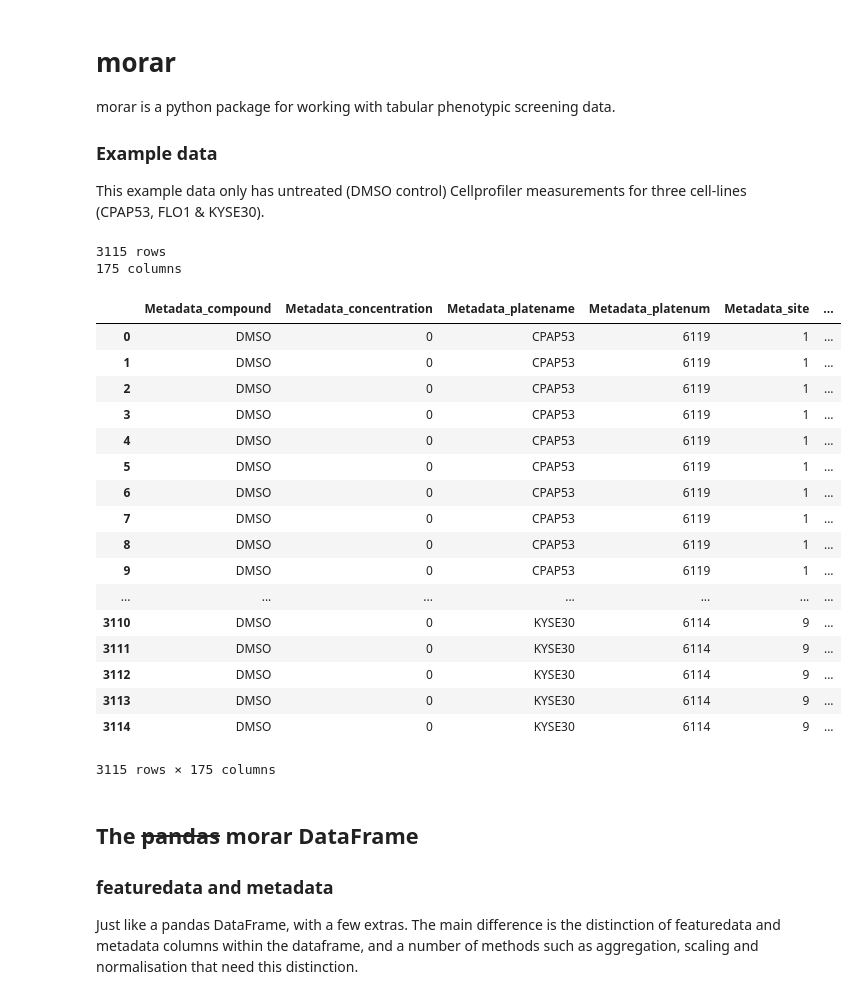
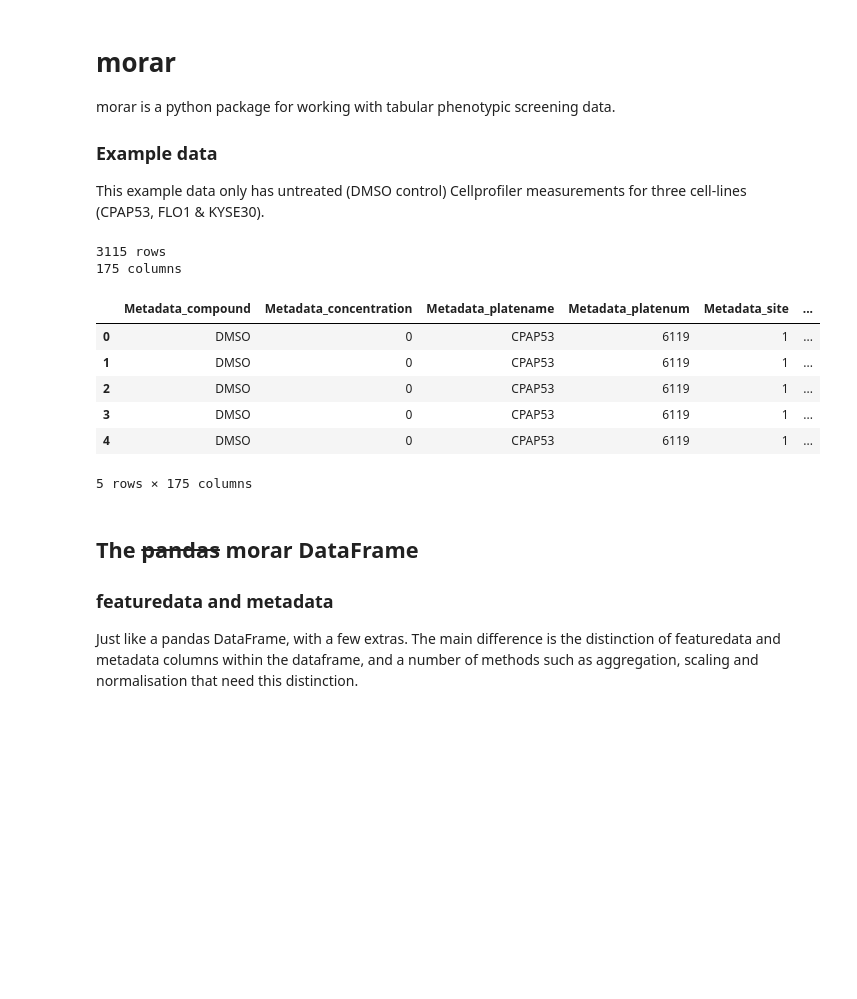
Before and after one commit to Swarchal/notebooks, a Jupyter notebook: intro_to_morar.ipynb, the cells around one changed output. Saved outputs shown, nothing was run; the diff lists cells and outputs as text; code cells hidden in the pictures; blank space fills up the shorter version.

```diff
--- a/intro_to_morar.ipynb
+++ b/intro_to_morar.ipynb
@@ -9,37 +9,26 @@ This example data only has untreated (DMSO control) Cellprofiler measurements fo
 # %%
 import os
 import pandas as pd
 import numpy as np
 import morar
 import matplotlib.pyplot as plt
 %matplotlib inline
 
 # load in example single cell data
 data = pd.read_csv("/home/scott/Dropbox/single_cell_example_data.csv")
 n_rows, n_cols = data.shape
 print("{} rows \n{} columns".format(n_rows, n_cols))
-data
+data.head()
 # %% [output]
 3115 rows
 175 columns
 |  | Metadata_compound | Metadata_concentration | Metadata_platename | Metadata_platenum | Metadata_site | ... |
 | 0 | DMSO | 0 | CPAP53 | 6119 | 1 | ... |
 | 1 | DMSO | 0 | CPAP53 | 6119 | 1 | ... |
 | 2 | DMSO | 0 | CPAP53 | 6119 | 1 | ... |
 | 3 | DMSO | 0 | CPAP53 | 6119 | 1 | ... |
 | 4 | DMSO | 0 | CPAP53 | 6119 | 1 | ... |
-| 5 | DMSO | 0 | CPAP53 | 6119 | 1 | ... |
-| 6 | DMSO | 0 | CPAP53 | 6119 | 1 | ... |
-| 7 | DMSO | 0 | CPAP53 | 6119 | 1 | ... |
-| 8 | DMSO | 0 | CPAP53 | 6119 | 1 | ... |
-| 9 | DMSO | 0 | CPAP53 | 6119 | 1 | ... |
-| ... | ... | ... | ... | ... | ... | ... |
-| 3110 | DMSO | 0 | KYSE30 | 6114 | 9 | ... |
-| 3111 | DMSO | 0 | KYSE30 | 6114 | 9 | ... |
-| 3112 | DMSO | 0 | KYSE30 | 6114 | 9 | ... |
-| 3113 | DMSO | 0 | KYSE30 | 6114 | 9 | ... |
-| 3114 | DMSO | 0 | KYSE30 | 6114 | 9 | ... |
-3115 rows × 175 columns
+5 rows × 175 columns
 # %% [markdown]
 ## The ~~pandas~~ morar DataFrame
 
```
Also changed, not shown: parts of 4 cells of this notebook.
